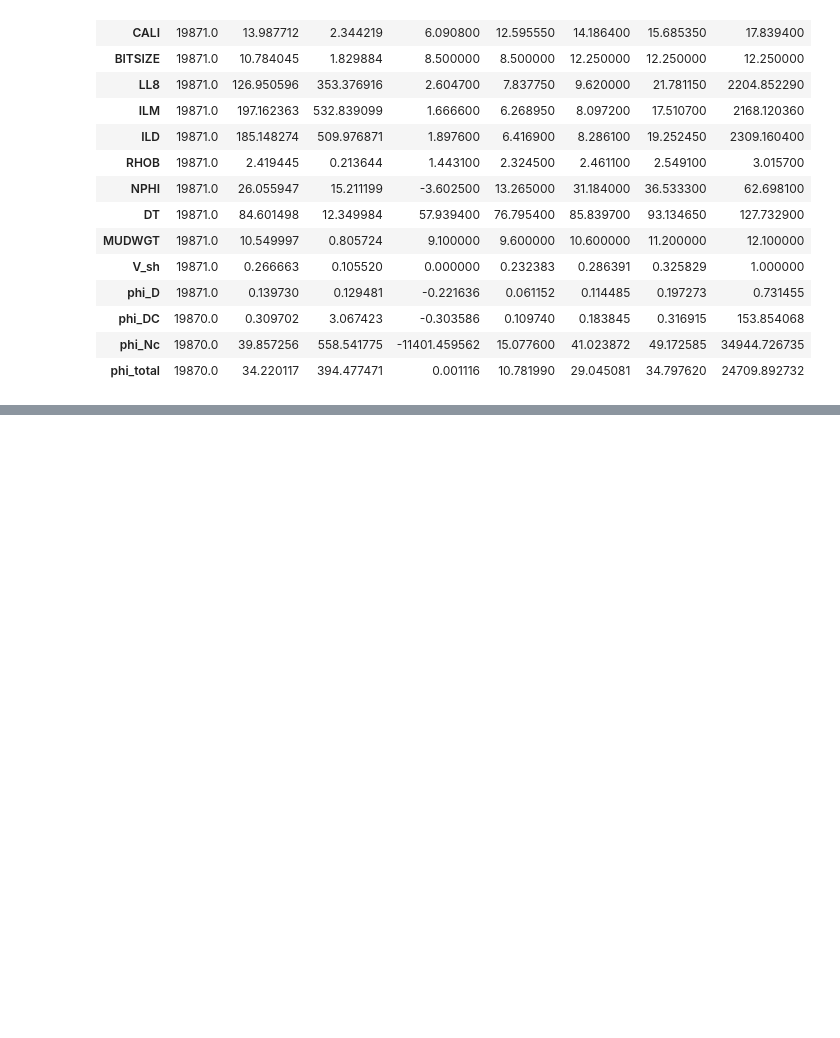
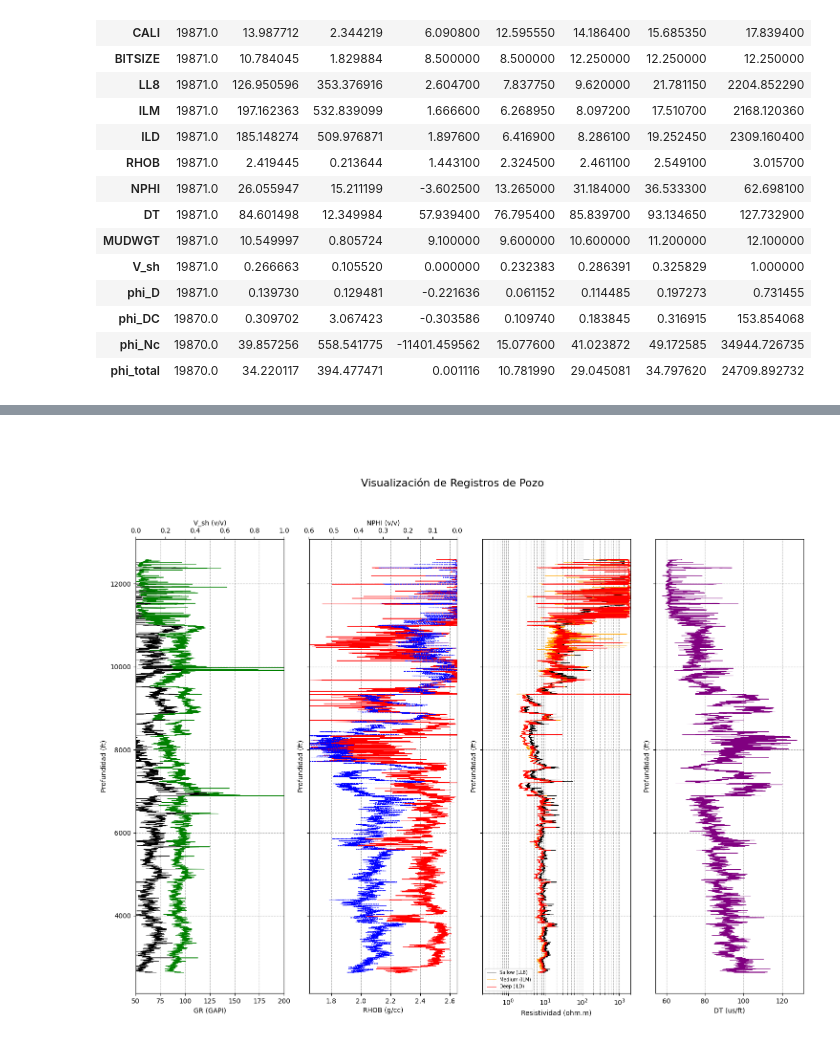
Before and after one commit to Albieri151/Ejercicios-Data-Science-Petroleo, a Jupyter notebook: Alana_Albieri_week1.ipynb, the cells around one changed output, grey strips where cells are left out. Saved outputs shown, nothing was run; the diff lists cells and outputs as text; code cells hidden in the pictures; blank space fills up the shorter version.

```diff
--- a/Alana_Albieri_week1.ipynb
+++ b/Alana_Albieri_week1.ipynb
@@ -166,0 +170,53 @@ df_well_log_copy.describe().T
+# %% [markdown]
+##
+# %%
+fig, ax = plt.subplots(nrows=1, ncols=4, figsize=(15, 12), sharey=True)
+fig.suptitle(f"Visualización de Registros de Pozo", fontsize=16)
+
+# PISTA 1: Rayos Gamma (GR) y Volumen de Arcilla (Vsh)
+ax[0].plot(df_well_log_copy['GR'], df_well_log_copy.index, color='black', lw=0.5, label='GR')
+ax[0].set_xlim(50, 200)
+ax[0].set_xlabel('GR (GAPI)')
+ax[0].grid(True, linestyle='--')
+
+ax1b = ax[0].twiny() # Eje compartido para Vsh
+ax1b.plot(df_well_log_copy['V_sh'], df_well_log_copy.index, color='green', lw=0.8, label='V_sh')
+ax1b.set_xlim(0, 1)
+ax1b.set_xlabel('V_sh (v/v)')
+ax1b.spines['top'].set_position(('outward', 0))
+
+# PISTA 2: Densidad (RHOB) y Neutrón (NPHI)
+ax[1].plot(df_well_log_copy['RHOB'], df_well_log_copy.index, color='red', lw=0.7, label='RHOB')
+ax[1].set_xlim(1.65, 2.65)
+ax[1].set_xlabel('RHOB (g/cc)')
+ax[1].grid(True, linestyle='--')
+
+ax2b = ax[1].twiny()
+# Dividimos NPHI por 100 ya que el archivo está en % pero la escala pedida es 0-0.6
+ax2b.plot(df_well_log_copy['NPHI']/100, df_well_log_copy.index, color='blue', lw=0.7, ls='--', label='NPHI')
+ax2b.set_xlim(0.6, 0) # La escala neutrón se suele invertir
+ax2b.set_xlabel('NPHI (v/v)')
+
+# PISTA 3: Resistividades (Escala Logarítmica)
+ax[2].semilogx(df_well_log_copy['LL8'], df_well_log_copy.index, color='black', lw=0.5, label='Sallow (LL8)')
+ax[2].semilogx(df_well_log_copy['ILM'], df_well_log_copy.index, color='orange', lw=0.5, label='Medium (ILM)')
+ax[2].semilogx(df_well_log_copy['ILD'], df_well_log_copy.index, color='red', lw=0.8, label='Deep (ILD)')
+ax[2].set_xlim(0.2, 2000)
+ax[2].set_xlabel('Resistividad (ohm.m)')
+ax[2].grid(True, which='both', linestyle='--')
+ax[2].legend(loc='lower left', fontsize='x-small')
+
+# PISTA 4: Registro Sónico (DT)
+ax[3].plot(df_well_log_copy['DT'], df_well_log_copy.index, color='purple', lw=0.6)
+ax[3].set_xlabel('DT (us/ft)')
+ax[3].grid(True, linestyle='--')
+
+# Ajustes comunes
+for a in ax:
+    a.invert_yaxis() # La profundidad aumenta hacia abajo
+    a.set_ylabel('Profundidad (ft)')
+
+plt.tight_layout(rect=[0, 0.03, 1, 0.95])
+plt.show()
+# %% [output]
+[figure, added]
```
Also changed, not shown: parts of 4 cells of this notebook.
